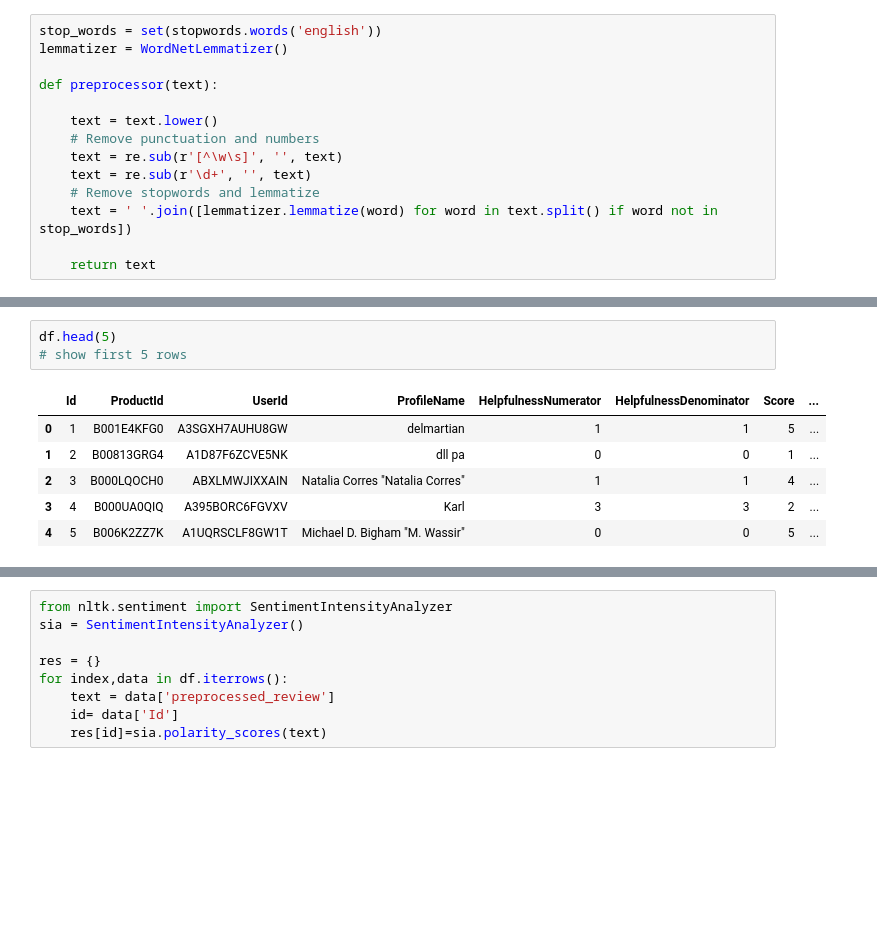
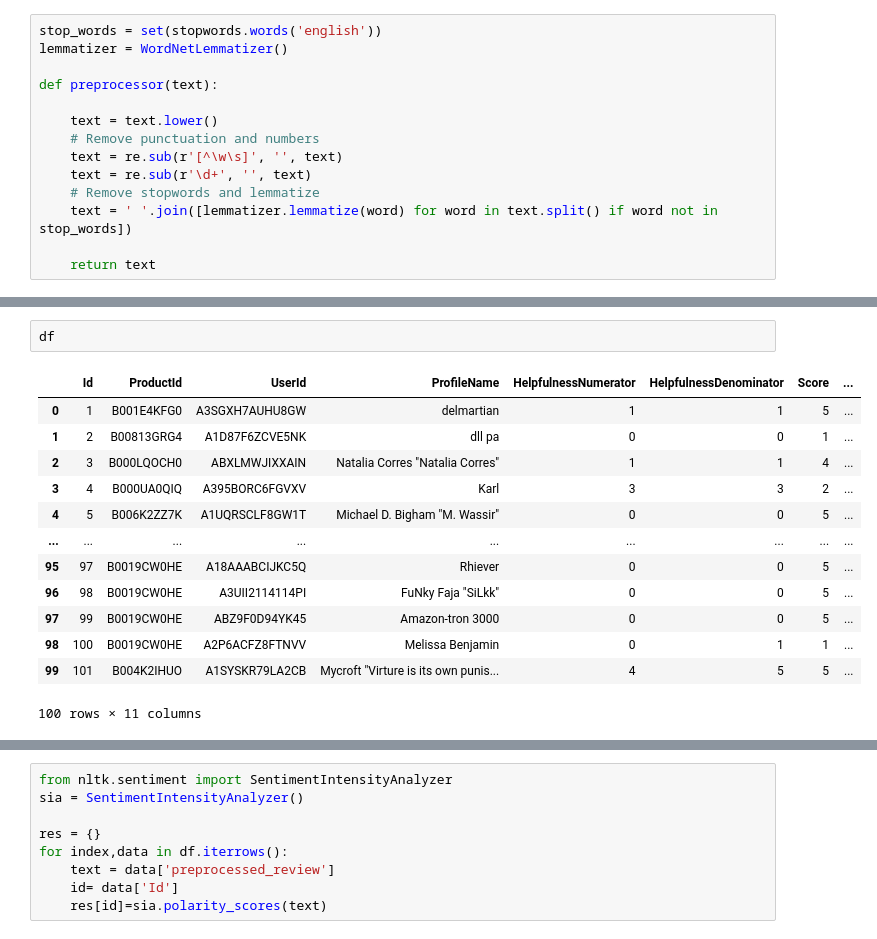
Before and after one commit to Aswadhardi/Natural-Language-Processing-Lab-Practicals-ETSU, a Jupyter notebook: Labs/Lab 5/Lab 5.ipynb, the cells around one changed output, grey strips where cells are left out. Saved outputs shown, nothing was run; the diff lists cells and outputs as text; blank space fills up the shorter version.

```diff
--- a/Labs/Lab 5/Lab 5.ipynb
+++ b/Labs/Lab 5/Lab 5.ipynb
@@ -102,10 +109,16 @@ df['preprocessed_review'] = df['Text'].apply(preprocessor)
-# %%
-df.head(5)
-# show first 5 rows
-# %% [output]
-|  | Id | ProductId | UserId | ProfileName | HelpfulnessNumerator | HelpfulnessDenominator | Score | ... |
-| 0 | 1 | B001E4KFG0 | A3SGXH7AUHU8GW | delmartian | 1 | 1 | 5 | ... |
-| 1 | 2 | B00813GRG4 | A1D87F6ZCVE5NK | dll pa | 0 | 0 | 1 | ... |
-| 2 | 3 | B000LQOCH0 | ABXLMWJIXXAIN | Natalia Corres "Natalia Corres" | 1 | 1 | 4 | ... |
-| 3 | 4 | B000UA0QIQ | A395BORC6FGVXV | Karl | 3 | 3 | 2 | ... |
-| 4 | 5 | B006K2ZZ7K | A1UQRSCLF8GW1T | Michael D. Bigham "M. Wassir" | 0 | 0 | 5 | ... |
+# %%
+df
+# %% [output]
+|  | Id | ProductId | UserId | ProfileName | HelpfulnessNumerator | HelpfulnessDenominator | Score | ... |
+| 0 | 1 | B001E4KFG0 | A3SGXH7AUHU8GW | delmartian | 1 | 1 | 5 | ... |
+| 1 | 2 | B00813GRG4 | A1D87F6ZCVE5NK | dll pa | 0 | 0 | 1 | ... |
+| 2 | 3 | B000LQOCH0 | ABXLMWJIXXAIN | Natalia Corres "Natalia Corres" | 1 | 1 | 4 | ... |
+| 3 | 4 | B000UA0QIQ | A395BORC6FGVXV | Karl | 3 | 3 | 2 | ... |
+| 4 | 5 | B006K2ZZ7K | A1UQRSCLF8GW1T | Michael D. Bigham "M. Wassir" | 0 | 0 | 5 | ... |
+| ... | ... | ... | ... | ... | ... | ... | ... | ... |
+| 95 | 97 | B0019CW0HE | A18AAABCIJKC5Q | Rhiever | 0 | 0 | 5 | ... |
+| 96 | 98 | B0019CW0HE | A3UII2114114PI | FuNky Faja "SiLkk" | 0 | 0 | 5 | ... |
+| 97 | 99 | B0019CW0HE | ABZ9F0D94YK45 | Amazon-tron 3000 | 0 | 0 | 5 | ... |
+| 98 | 100 | B0019CW0HE | A2P6ACFZ8FTNVV | Melissa Benjamin | 0 | 1 | 1 | ... |
+| 99 | 101 | B004K2IHUO | A1SYSKR79LA2CB | Mycroft "Virture is its own punis... | 4 | 5 | 5 | ... |
+100 rows × 11 columns
```
Also changed, not shown: parts of 12 cells of this notebook, 10 other files.
